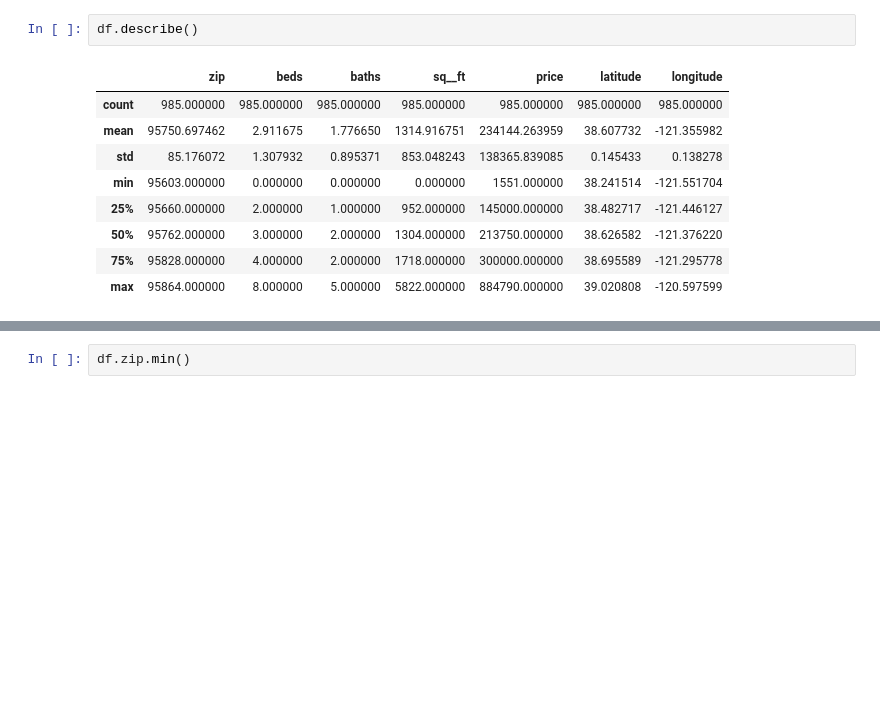
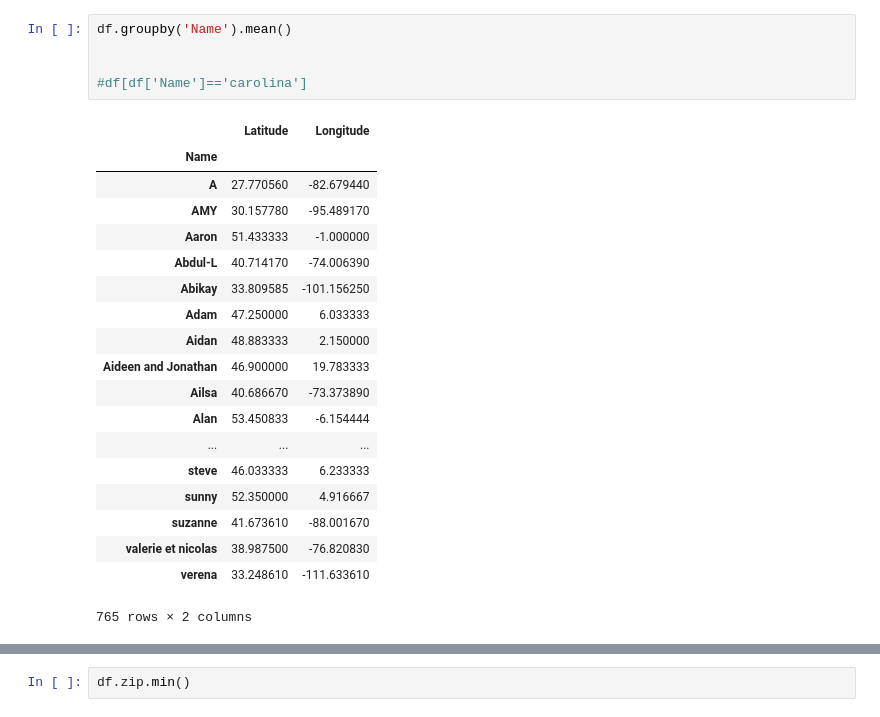
Before and after one commit to ksranjith786/python, a Jupyter notebook: notebooks/pandas/salereport.ipynb, the cells around one changed output, grey strips where cells are left out. Drawn from its saved outputs; the diff is of its cells as text; blank space fills up the shorter version.

```diff
--- a/notebooks/pandas/salereport.ipynb
+++ b/notebooks/pandas/salereport.ipynb
@@ -24,15 +24,28 @@ df
-# %%
-df.describe()
-# %% [output]
-|  | zip | beds | baths | sq__ft | price | latitude | longitude |
-| count | 985.000000 | 985.000000 | 985.000000 | 985.000000 | 985.000000 | 985.000000 | 985.000000 |
-| mean | 95750.697462 | 2.911675 | 1.776650 | 1314.916751 | 234144.263959 | 38.607732 | -121.355982 |
-| std | 85.176072 | 1.307932 | 0.895371 | 853.048243 | 138365.839085 | 0.145433 | 0.138278 |
-| min | 95603.000000 | 0.000000 | 0.000000 | 0.000000 | 1551.000000 | 38.241514 | -121.551704 |
-| 25% | 95660.000000 | 2.000000 | 1.000000 | 952.000000 | 145000.000000 | 38.482717 | -121.446127 |
-| 50% | 95762.000000 | 3.000000 | 2.000000 | 1304.000000 | 213750.000000 | 38.626582 | -121.376220 |
-| 75% | 95828.000000 | 4.000000 | 2.000000 | 1718.000000 | 300000.000000 | 38.695589 | -121.295778 |
-| max | 95864.000000 | 8.000000 | 5.000000 | 5822.000000 | 884790.000000 | 39.020808 | -120.597599 |
+# %%
+df.groupby('Name').mean()
+
+
+#df[df['Name']=='carolina']
+# %% [output]
+|  | Latitude | Longitude |
+| Name |  |  |
+| A | 27.770560 | -82.679440 |
+| AMY | 30.157780 | -95.489170 |
+| Aaron | 51.433333 | -1.000000 |
+| Abdul-L | 40.714170 | -74.006390 |
+| Abikay | 33.809585 | -101.156250 |
+| Adam | 47.250000 | 6.033333 |
+| Aidan | 48.883333 | 2.150000 |
+| Aideen and Jonathan | 46.900000 | 19.783333 |
+| Ailsa | 40.686670 | -73.373890 |
+| Alan | 53.450833 | -6.154444 |
+| ... | ... | ... |
+| steve | 46.033333 | 6.233333 |
+| sunny | 52.350000 | 4.916667 |
+| suzanne | 41.673610 | -88.001670 |
+| valerie et nicolas | 38.987500 | -76.820830 |
+| verena | 33.248610 | -111.633610 |
+765 rows × 2 columns
 # %%
 df.index
 # %% [output]
```
Also changed, not shown: parts of 4 cells of this notebook, 28 other files.
